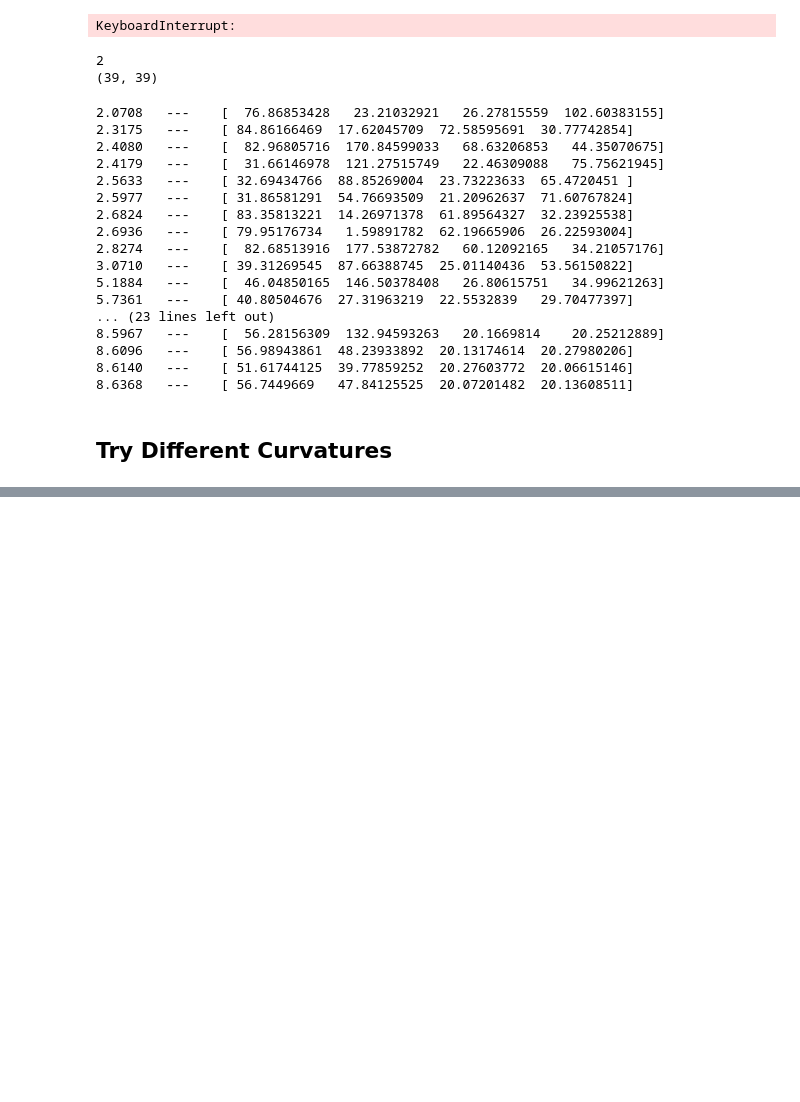
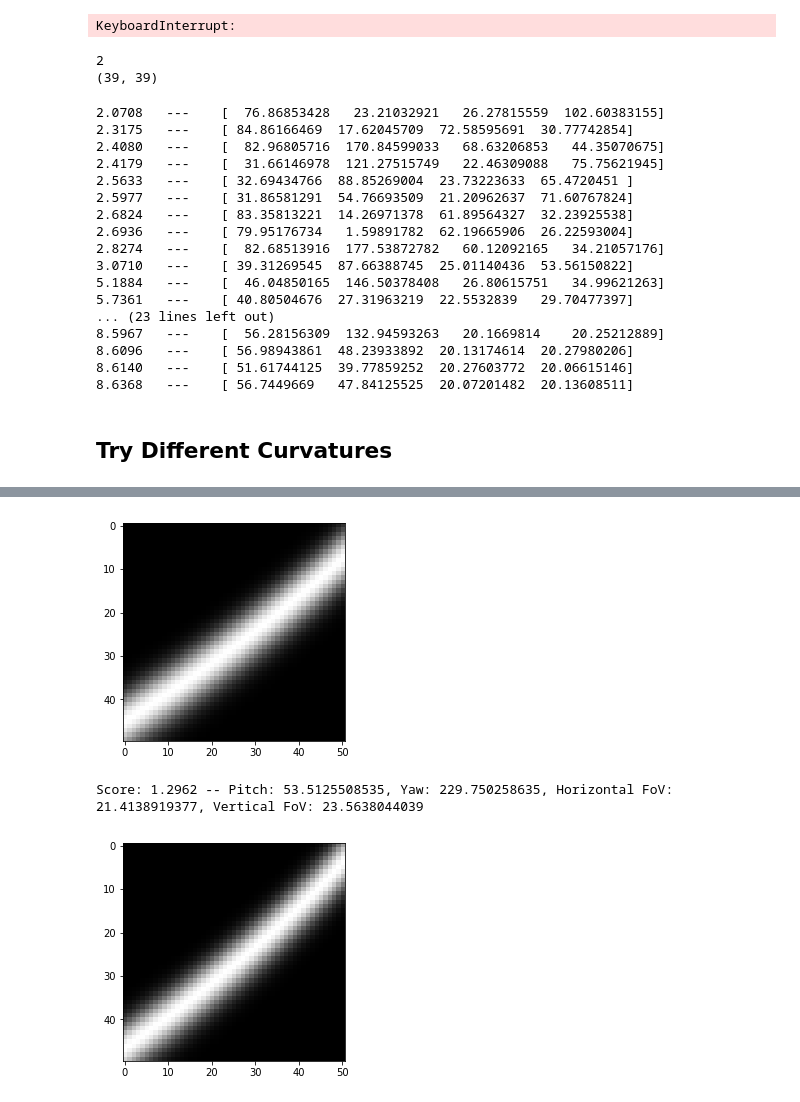
Before and after one commit to flyingsilverfin/AV-Camera-Placement, a Jupyter notebook: evaluation/single_camera_placement/Single Camera Hillclimbing.ipynb, the cells around one changed output, grey strips where cells are left out. Cells and saved outputs as stored; diff of their text form; code cells hidden in the pictures; blank space fills up the shorter version.

Commit message:
lots of little changes, mostly setting up for massive circular placement optimization

```diff
--- a/evaluation/single_camera_placement/Single Camera Hillclimbing.ipynb
+++ b/evaluation/single_camera_placement/Single Camera Hillclimbing.ipynb
@@ -321,7 +322,7 @@ for curvature in curvatures:
     center_yaw_rad = np.arccos(np.dot(np.array([1.0,0,0]), h.normalize(lhs_direction)))
     center_yaw_deg = np.rad2deg(center_yaw_rad) + 180 # TODO figure out automatically if the +180 is required
     camera_yaws = np.arange(center_yaw_deg - yaw_range, center_yaw_deg + yaw_range + 10, 10.0)
-
+    print("Possible yaws: {0}".format(camera_yaws))
     # cylinder charactistics
     road_pt = road.path.get_point_at(length/2.0)
     road_normal = road.path.get_normal_at(length/2.0)
@@ -349,7 +350,7 @@ for curvature in curvatures:
         c = Camera(camera_position, pitch, yaw)
         c.set_resolution(*resolution)
         c.set_fov(h_fov, v_fov)
-
+        c.attach_cylinder(cylinder_center, cylinder_direction, cylinder_radius)
         error_bounds = error_radius_across_pixels(c)
         pixel_probabilities = c.get_pixel_probabilities_for_road(road)
 
@@ -359,9 +360,9 @@ for curvature in curvatures:
         return score
 
     param_ranges = np.array([
-        camera_pitch_range, camera_yaw_range, fov_h_range, fov_v_range
+        camera_pitch_range, [camera_yaws[0], camera_yaws[-1]], fov_h_range, fov_v_range
     ])
 
     hillclimb_scores_params.append([[],[]]) # append a new list for scores and corresponding params
-    random_restart_hillclimb(score_function, param_ranges, finish_epsilon=0.1, parameter_step_fraction=0.1, acceleration=1.5, num_restarts=20, append_to=hillclimb_scores_params[-1])
+    random_restart_hillclimb(score_function, param_ranges, finish_epsilon=0.05, parameter_step_fraction=0.1, acceleration=1.5, num_restarts=30, append_to=hillclimb_scores_params[-1])
 # %% [output]
@@ -390,6 +424,6 @@ for i, (scores, params) in enumerate(hillclimb_scores_params):
     print("---Curvature Top Scores: {0}---".format(c))
     for index in sorted_indices:
         print("Score: {0},   params: {1}".format(scores[index], params[index]))
-    r = int(1.0/curvature)
-    np.save("data/hillclimbing/V2_{0}_radius__pitch_yaw_fov_6m_scores.npy".format(r), scores[sorted_indices])
-    np.save("data/hillclimbing/v2_{0}_radius_pitch_yaw_fov_6m_params.npy".format(r), params[sorted_indices])
+    r = int(1.0/c)
+    np.save("data/hillclimbing/V2_{0}_radius__pitch_yaw_fov_6m_scores_res_{1}.npy".format(r, resolution), scores[sorted_indices])
+    np.save("data/hillclimbing/v2_{0}_radius_pitch_yaw_fov_6m_params_res_{1}.npy".format(r, resolution), params[sorted_indices])
@@ -396,14 +448,16 @@ for i, (scores, params) in enumerate(hillclimb_scores_params):
 # %%
 # load from saved scores
+hillclimb_scores_params = []
 for c in curvatures:
     print("---Curvature Top Scores: {0}---".format(c))
     r = int(1.0/c)
     try:
-        scores = np.load("data/hillclimbing/V2_{0}_radius__pitch_yaw_fov_6m_scores.npy".format(r))
-        params = np.load("data/hillclimbing/v2_{0}_radius_pitch_yaw_fov_6m_params.npy".format(r))
+        scores = np.load("data/hillclimbing/V2_{0}_radius__pitch_yaw_fov_6m_scores_res_{1}.npy".format(r, resolution))
+        params = np.load("data/hillclimbing/v2_{0}_radius_pitch_yaw_fov_6m_params_{1}.npy".format(r, resolution))
         sorted_indices = np.argsort(scores)
         for index in sorted_indices:
             print("Score: {0},   params: {1}".format(scores[index], params[index]))
+        hillclimb_scores_params.append([scores[sorted_indices], params[sorted_indices]])
     except Exception:
         print("Skipping {0}, no files found?".format(c))
 # %% [output]
@@ -429,0 +468,57 @@ Skipping 0.3, no files found?
+# %%
+target_curvatures = [0.05]#, 0.2]
+for i, curvature in enumerate(curvatures):
+    if curvature not in target_curvatures:
+        continue
+    print("---- Curvature: {0} ----".format(curvature))
+
+    scores, params = hillclimb_scores_params[i]
+    scores, params = np.array(scores), np.array(params)
+    sorted_indices = np.array(np.unravel_index(np.argsort(scores, axis=None), scores.shape)).T
+    # print top 10 scores & display
+
+
+    camera_height = 6.0
+#     resolution = (125, 125) # use same resolution for all
+
+    length = 2*np.pi/curvature # 1 full revolution
+    path = Path()
+    path.add_segment(curvature, length)
+    road = Road(path=path, probability_distribution=road_prob_dist, width=3.0, side_offset=1.5)
+
+    # place camera halfway along road
+    allowed_positions_orientations = road.get_allowed_camera_positions_at_distance(length/2.0)
+    lhs_pos, lhs_direction = allowed_positions_orientations[0]
+    rhs_pos, rhs_direction = allowed_positions_orientations[1]
+
+    camera_position = lhs_pos + np.array([0.0, 0.0, camera_height])
+    print("Camera position: {0}".format(camera_position))
+
+        # cylinder charactistics
+    road_pt = road.path.get_point_at(length/2.0)
+    road_normal = road.path.get_normal_at(length/2.0)
+    road_radius = np.abs(1.0/road.path.get_curvature_at(length/2.0))
+    cylinder_radius = np.abs(1.0/road.path.get_curvature_at(length/2.0))
+    cylinder_radius -= road.halfwidth
+    cylinder_radius -= road.side_offset
+    cylinder_center = road_pt + road_normal * road_radius
+    cylinder_direction = np.array([0.0, 0.0, 1.0])
+
+    for index in sorted_indices[::-1][:]:
+        pitch, yaw, h_fov, v_fov = params[index][0]
+        score = scores[index]
+        print("Score: {0:.4f} -- Pitch: {1}, Yaw: {2}, Horizontal FoV: {3}, Vertical FoV: {4}".format(float(scores[index]), pitch, yaw, h_fov, v_fov))
+
+        c = Camera(camera_position, float(pitch), float(yaw))
+        c.set_resolution(50, 50)
+        c.set_fov(float(h_fov), float(v_fov))
+        c.attach_cylinder(cylinder_center, cylinder_direction, cylinder_radius)
+        pixel_probabilities = c.get_pixel_probabilities_for_road(road)
+#         error_bounds = error_radius_across_pixels(c)
+#         target = (1/(1+(error_bounds/3.0)**2)) * pixel_probabilities
+#         score = np.sum(target)
+#         print("Recomputed score with higher resolution: {0}".format(score))
+        plt.imshow(np.flip(pixel_probabilities, 0))
+        plt.gray()
+        plt.show()
+# %% [output]
@@ -429,0 +528,3 @@ Skipping 0.3, no files found?
+[figure, added]
+Score: 1.2962 -- Pitch: 53.5125508535, Yaw: 229.750258635, Horizontal FoV: 21.4138919377, Vertical FoV: 23.5638044039
+[figure, added]
```
Also changed, not shown: parts of 13 cells of this notebook, 36 other files.
